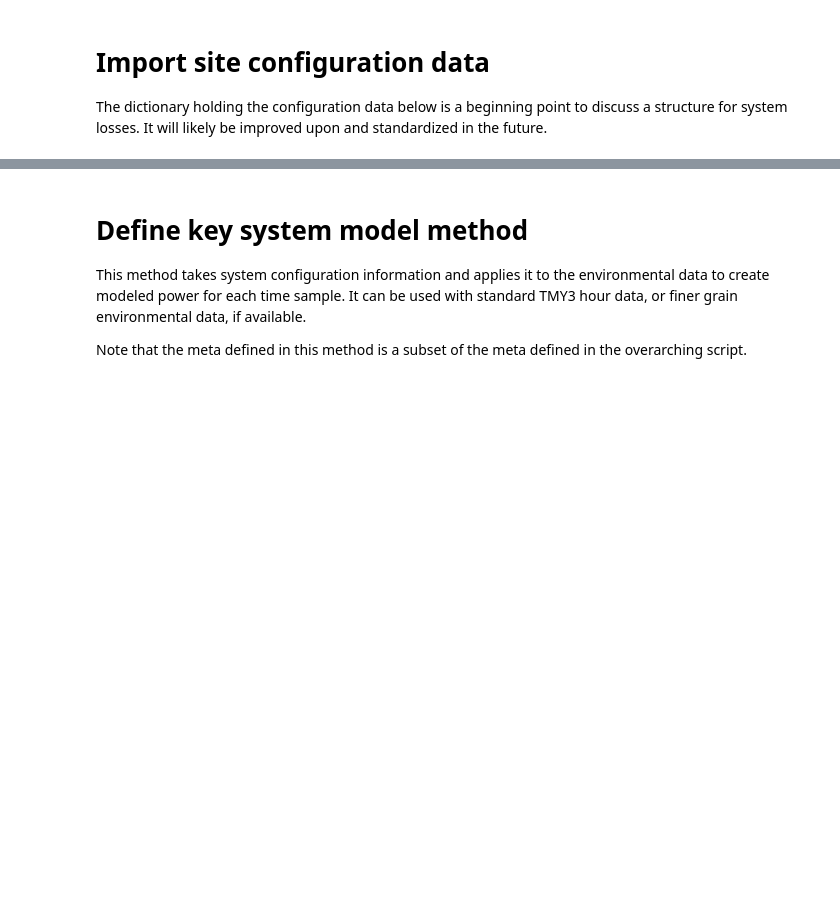
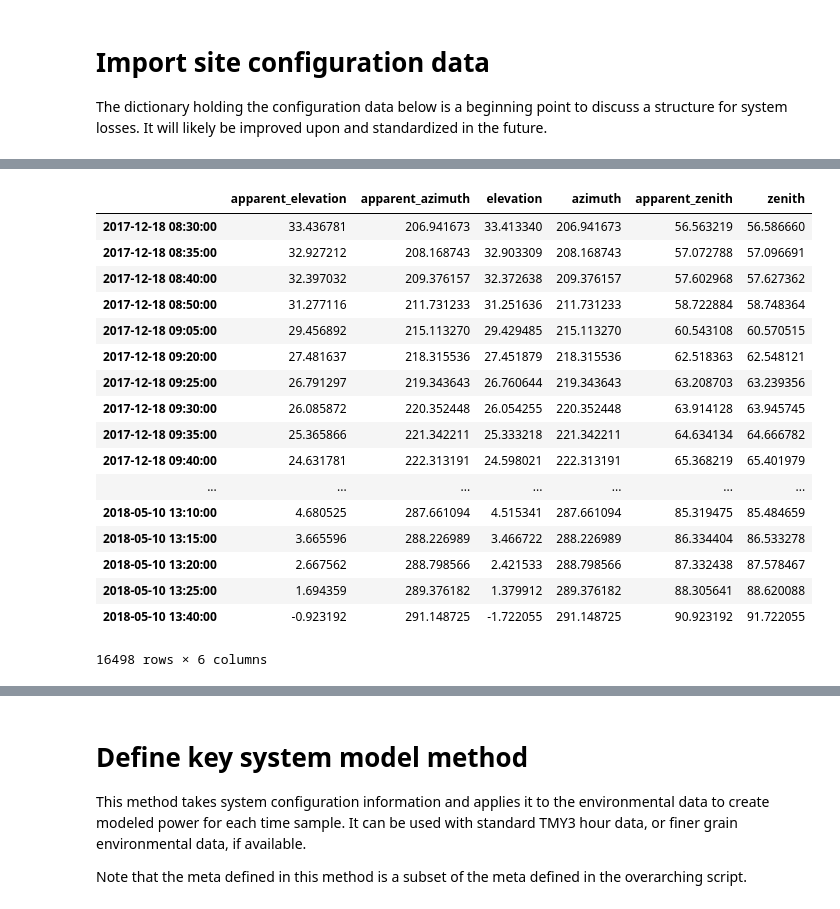
Before and after one commit to limosin/solarpv, a Jupyter notebook: model.ipynb, the cells around one changed output, grey strips where cells are left out. Saved outputs shown, nothing was run; the diff lists cells and outputs as text; code cells hidden in the pictures; blank space fills up the shorter version.

```diff
--- a/model.ipynb
+++ b/model.ipynb
@@ -41,3 +47,13 @@ logging.getLogger('pvlib').setLevel(logging.WARNING) # WARNING to avoid clearsky
 # Import site configuration data
 
 The dictionary holding the configuration data below is a beginning point to discuss a structure for system losses. It will likely be improved upon and standardized in the future.
+# %%
+data = pd.read_csv('Narnaul_site/data/solar_data/inverter_data_final.csv')
+site_config = pd.read_csv('site_config.csv')
+# def remove_seconds(x):
+#     x = x.split(':')
+#     y = x[0]+':'+x[1]+':'+'00'
+#     return y
+# data['Timestamp'] = data.Timestamp.apply(lambda x: remove_seconds(x))
+# data.to_csv('inverter_data_final.csv', index=False)
+# data['Timestamp'] = pd.to_datetime(data['Timestamp'], format='%Y-%m-%d %H:%M:%S')
@@ -43,0 +89,29 @@ The dictionary holding the configuration data below is a beginning point to disc
+# %%
+location = Location(site_config.Latitude[0],site_config.Longitude[0],
+							site_config.Timezone[0],site_config.Elev[0], 'Narnaul')
+# times = pd.date_range(data.Timestamp[0], data.Timestamp[data.shape[0]-1], freq='15min',tz='Asia/Kolkata')
+
+times = pd.to_datetime([time for time in data['Timestamp']])
+# %%
+solar_position_df = location.get_solarposition(times,method='pyephem')
+# %%
+solar_position_df
+# %% [output]
+|  | apparent_elevation | apparent_azimuth | elevation | azimuth | apparent_zenith | zenith |
+| 2017-12-18 08:30:00 | 33.436781 | 206.941673 | 33.413340 | 206.941673 | 56.563219 | 56.586660 |
+| 2017-12-18 08:35:00 | 32.927212 | 208.168743 | 32.903309 | 208.168743 | 57.072788 | 57.096691 |
+| 2017-12-18 08:40:00 | 32.397032 | 209.376157 | 32.372638 | 209.376157 | 57.602968 | 57.627362 |
+| 2017-12-18 08:50:00 | 31.277116 | 211.731233 | 31.251636 | 211.731233 | 58.722884 | 58.748364 |
+| 2017-12-18 09:05:00 | 29.456892 | 215.113270 | 29.429485 | 215.113270 | 60.543108 | 60.570515 |
+| 2017-12-18 09:20:00 | 27.481637 | 218.315536 | 27.451879 | 218.315536 | 62.518363 | 62.548121 |
+| 2017-12-18 09:25:00 | 26.791297 | 219.343643 | 26.760644 | 219.343643 | 63.208703 | 63.239356 |
+| 2017-12-18 09:30:00 | 26.085872 | 220.352448 | 26.054255 | 220.352448 | 63.914128 | 63.945745 |
+| 2017-12-18 09:35:00 | 25.365866 | 221.342211 | 25.333218 | 221.342211 | 64.634134 | 64.666782 |
+| 2017-12-18 09:40:00 | 24.631781 | 222.313191 | 24.598021 | 222.313191 | 65.368219 | 65.401979 |
+| ... | ... | ... | ... | ... | ... | ... |
+| 2018-05-10 13:10:00 | 4.680525 | 287.661094 | 4.515341 | 287.661094 | 85.319475 | 85.484659 |
+| 2018-05-10 13:15:00 | 3.665596 | 288.226989 | 3.466722 | 288.226989 | 86.334404 | 86.533278 |
+| 2018-05-10 13:20:00 | 2.667562 | 288.798566 | 2.421533 | 288.798566 | 87.332438 | 87.578467 |
+| 2018-05-10 13:25:00 | 1.694359 | 289.376182 | 1.379912 | 289.376182 | 88.305641 | 88.620088 |
+| 2018-05-10 13:40:00 | -0.923192 | 291.148725 | -1.722055 | 291.148725 | 90.923192 | 91.722055 |
+16498 rows × 6 columns
```
Also changed, not shown: parts of 18 cells of this notebook, 4 other files.
